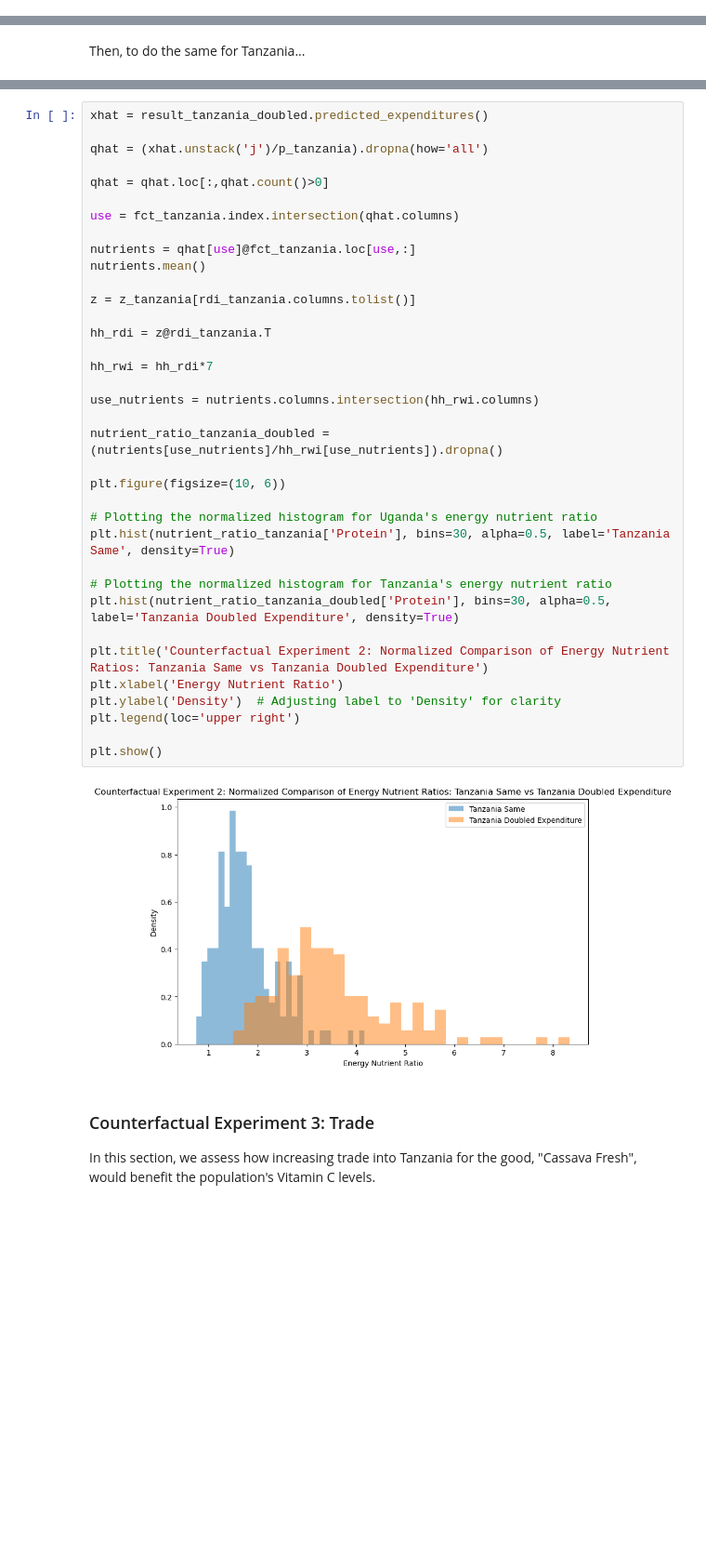
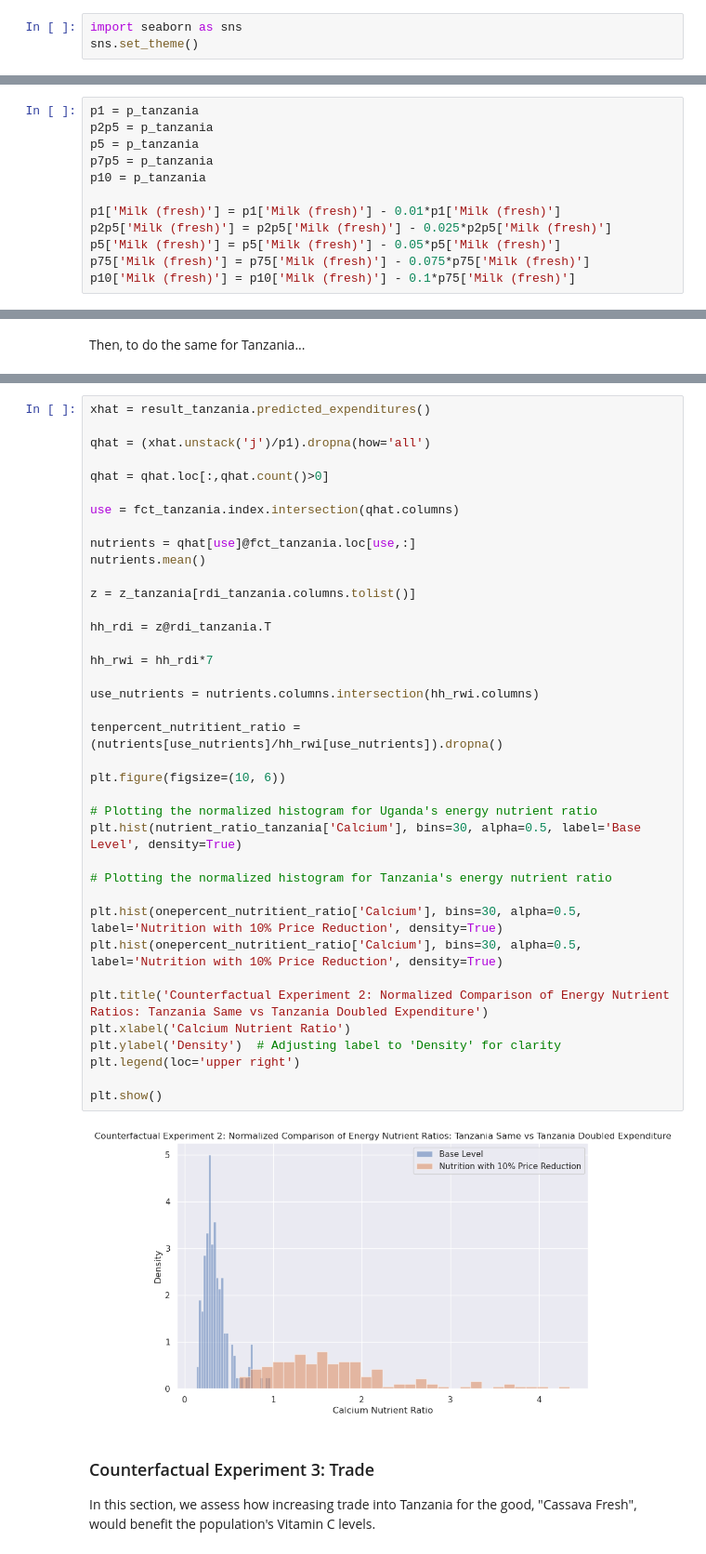
Before and after one commit to malenabuffagni/DavidZilberman, a Jupyter notebook: code_start/tanzania_nutrition.ipynb, the cells around one changed output, grey strips where cells are left out. Shown at 93% size. Cells and saved outputs as stored; diff of their text form; blank space fills up the shorter version.

```diff
--- a/code_start/tanzania_nutrition.ipynb
+++ b/code_start/tanzania_nutrition.ipynb
@@ -352,3 +319,6 @@ result_tanzania.demands(
+# %%
+import seaborn as sns
+sns.set_theme()
 # %%
 import matplotlib.pyplot as plt
 # %%
@@ -426,0 +580,12 @@ For Tanzania:
+# %%
+p1 = p_tanzania
+p2p5 = p_tanzania
+p5 = p_tanzania
+p7p5 = p_tanzania
+p10 = p_tanzania
+
+p1['Milk (fresh)'] = p1['Milk (fresh)'] - 0.01*p1['Milk (fresh)']
+p2p5['Milk (fresh)'] = p2p5['Milk (fresh)'] - 0.025*p2p5['Milk (fresh)']
+p5['Milk (fresh)'] = p5['Milk (fresh)'] - 0.05*p5['Milk (fresh)']
+p75['Milk (fresh)'] = p75['Milk (fresh)'] - 0.075*p75['Milk (fresh)']
+p10['Milk (fresh)'] = p10['Milk (fresh)'] - 0.1*p75['Milk (fresh)']
@@ -601,41 +856,43 @@ Name: beta, dtype: float64
 # %%
-xhat = result_tanzania_doubled.predicted_expenditures()
+xhat = result_tanzania.predicted_expenditures()
 
-qhat = (xhat.unstack('j')/p_tanzania).dropna(how='all')
+qhat = (xhat.unstack('j')/p1).dropna(how='all')
 
 qhat = qhat.loc[:,qhat.count()>0]
 
 use = fct_tanzania.index.intersection(qhat.columns)
 
 nutrients = qhat[use]@fct_tanzania.loc[use,:]
 nutrients.mean()
 
 z = z_tanzania[rdi_tanzania.columns.tolist()]
 
 hh_rdi = z@rdi_tanzania.T
 
 hh_rwi = hh_rdi*7
 
 use_nutrients = nutrients.columns.intersection(hh_rwi.columns)
 
-nutrient_ratio_tanzania_doubled = (nutrients[use_nutrients]/hh_rwi[use_nutrients]).dropna()
+tenpercent_nutritient_ratio = (nutrients[use_nutrients]/hh_rwi[use_nutrients]).dropna()
 
 plt.figure(figsize=(10, 6))
 
 # Plotting the normalized histogram for Uganda's energy nutrient ratio
-plt.hist(nutrient_ratio_tanzania['Protein'], bins=30, alpha=0.5, label='Tanzania Same', density=True)
+plt.hist(nutrient_ratio_tanzania['Calcium'], bins=30, alpha=0.5, label='Base Level', density=True)
 
 # Plotting the normalized histogram for Tanzania's energy nutrient ratio
-plt.hist(nutrient_ratio_tanzania_doubled['Protein'], bins=30, alpha=0.5, label='Tanzania Doubled Expenditure', density=True)
+
+plt.hist(onepercent_nutritient_ratio['Calcium'], bins=30, alpha=0.5, label='Nutrition with 10% Price Reduction', density=True)
+plt.hist(onepercent_nutritient_ratio['Calcium'], bins=30, alpha=0.5, label='Nutrition with 10% Price Reduction', density=True)
 
 plt.title('Counterfactual Experiment 2: Normalized Comparison of Energy Nutrient Ratios: Tanzania Same vs Tanzania Doubled Expenditure')
-plt.xlabel('Energy Nutrient Ratio')
+plt.xlabel('Calcium Nutrient Ratio')
 plt.ylabel('Density')  # Adjusting label to 'Density' for clarity
 plt.legend(loc='upper right')
 
 plt.show()
 # %% [output]
-[figure, old version]
+[figure, new version]
 # %% [markdown]
 ### Counterfactual Experiment 3: Trade
 In this section, we assess how increasing trade into Tanzania for the good, "Cassava Fresh", would benefit the population's Vitamin C levels.
```
Also changed, not shown: parts of 61 cells of this notebook, 3 other files.
